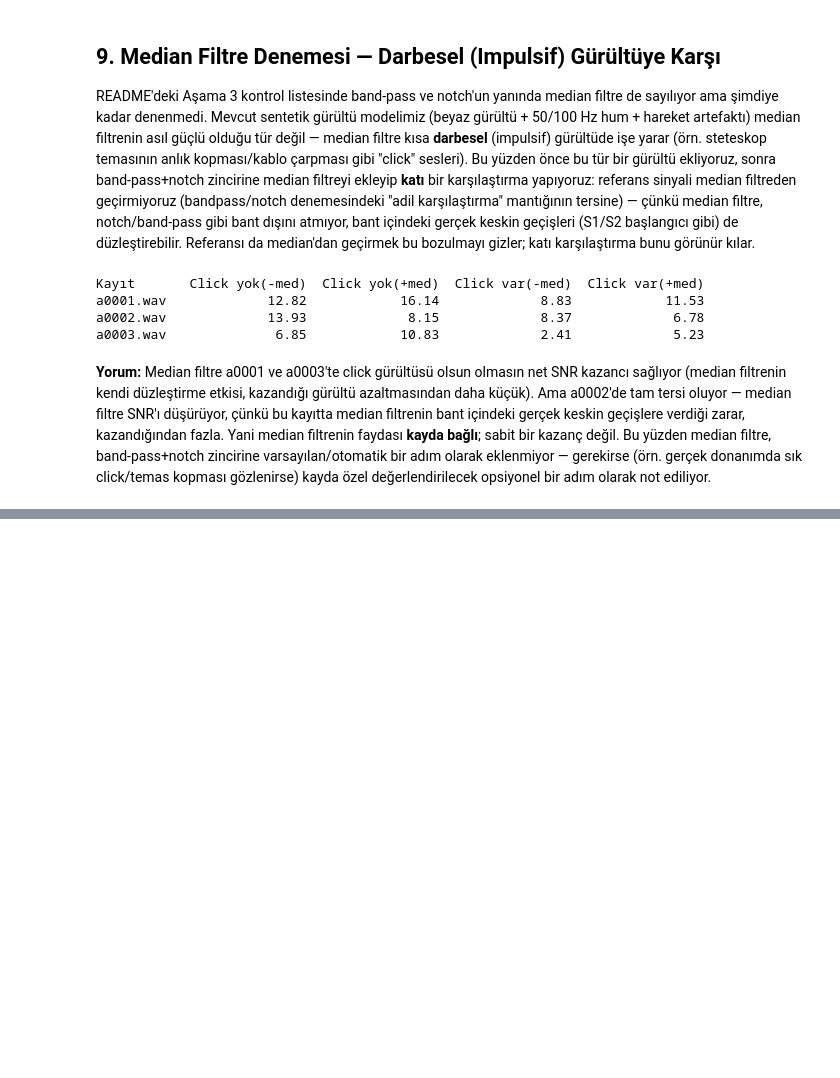
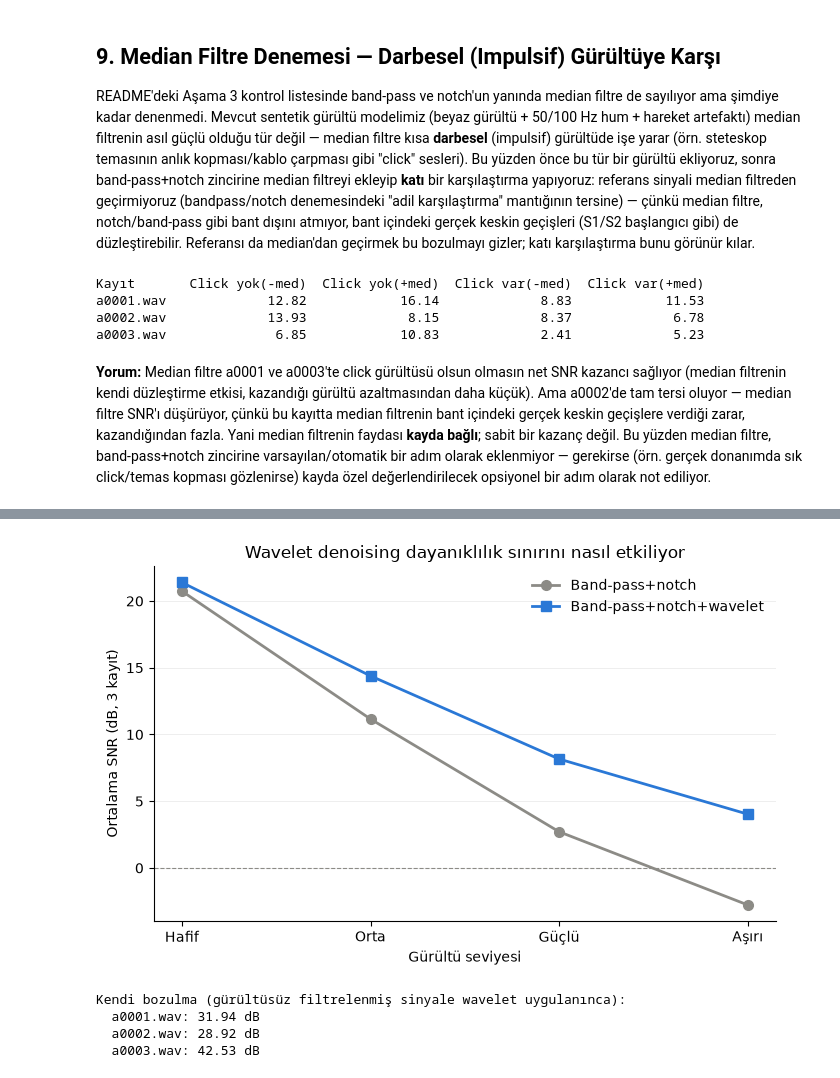
Before and after one commit to Furkanturan8/medical-steth-ecg, a Jupyter notebook: signal_processing/notebooks/01_ilk_analiz.ipynb, the cells around one changed output, grey strips where cells are left out. Cells and saved outputs as stored; diff of their text form; code cells hidden in the pictures; blank space fills up the shorter version.

Commit message:
feat: implement wavelet denoising for robust signal recovery and update analysis documentation

```diff
--- a/signal_processing/notebooks/01_ilk_analiz.ipynb
+++ b/signal_processing/notebooks/01_ilk_analiz.ipynb
@@ -404,0 +409,11 @@ a0003.wav              6.85            10.83             2.41             5.23
+# %%
+import pywt
+
+def wavelet_denoise(x, wavelet="db6", level=5):
+    coeffs = pywt.wavedec(x, wavelet, mode="periodization", level=level)
+    finest_detail = coeffs[-1]
+    sigma = np.median(np.abs(finest_detail)) / 0.6745
+    threshold = sigma * np.sqrt(2 * np.log(len(x)))
+    denoised_coeffs = [coeffs[0]] + [pywt.threshold(c, threshold, mode="soft") for c in coeffs[1:]]
+    y = pywt.waverec(denoised_coeffs, wavelet, mode="periodization")
+    return y[: len(x)]
@@ -404,0 +461,39 @@ a0003.wav              6.85            10.83             2.41             5.23
+# %%
+level_names = list(noise_levels.keys())
+x_pos = np.arange(len(level_names))
+avg_no_wav = [np.mean([wavelet_results[level][f][0] for f in recordings]) for level in level_names]
+avg_with_wav = [np.mean([wavelet_results[level][f][1] for f in recordings]) for level in level_names]
+
+fig, ax = plt.subplots(figsize=(7, 4.5))
+ax.plot(x_pos, avg_no_wav, color="#8c8b86", marker="o", linewidth=2, markersize=7, label="Band-pass+notch")
+ax.plot(x_pos, avg_with_wav, color="#2a78d6", marker="s", linewidth=2, markersize=7, label="Band-pass+notch+wavelet")
+ax.axhline(0, color="#8c8b86", linewidth=0.8, linestyle="--")
+
+ax.set_xticks(x_pos)
+ax.set_xticklabels(level_names)
+ax.set_ylabel("Ortalama SNR (dB, 3 kayıt)")
+ax.set_xlabel("Gürültü seviyesi")
+ax.set_title("Wavelet denoising dayanıklılık sınırını nasıl etkiliyor")
+ax.grid(True, axis="y", linewidth=0.5, alpha=0.3)
+ax.spines[["top", "right"]].set_visible(False)
+ax.legend(frameon=False)
+fig.tight_layout()
+plt.show()
+# %% [output]
+[figure, added]
+# %%
+print("Kendi bozulma (gürültüsüz filtrelenmiş sinyale wavelet uygulanınca):")
+for fname in recordings:
+    fs, x = wavfile.read(f"{DATA_DIR}/{fname}")
+    x = x.astype(np.float64)
+    x /= np.max(np.abs(x))
+    x_ref = bandpass(x, fs)
+    x_ref = notch(x_ref, fs, 50)
+    x_ref = notch(x_ref, fs, 100)
+    x_ref_wav = wavelet_denoise(x_ref)
+    print(f"  {fname}: {snr_db(x_ref, x_ref_wav):.2f} dB")
+# %% [output]
+Kendi bozulma (gürültüsüz filtrelenmiş sinyale wavelet uygulanınca):
+  a0001.wav: 31.94 dB
+  a0002.wav: 28.92 dB
+  a0003.wav: 42.53 dB
```
Also changed, not shown: parts of 3 cells of this notebook, 4 other files.
